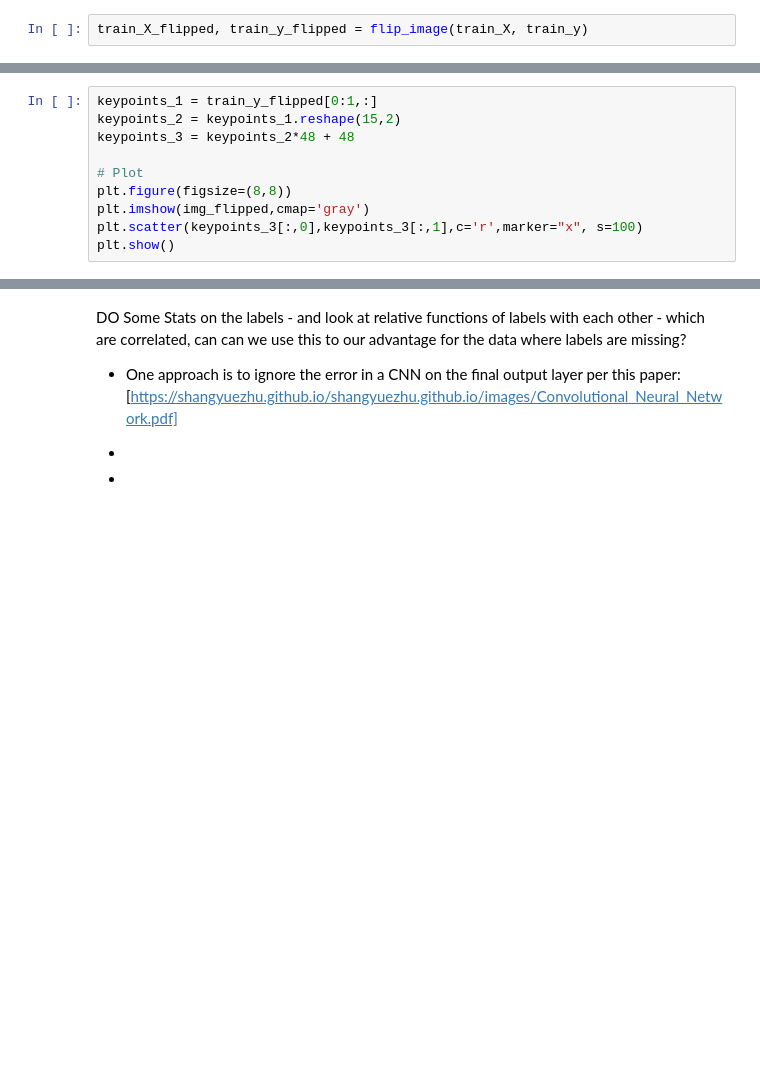
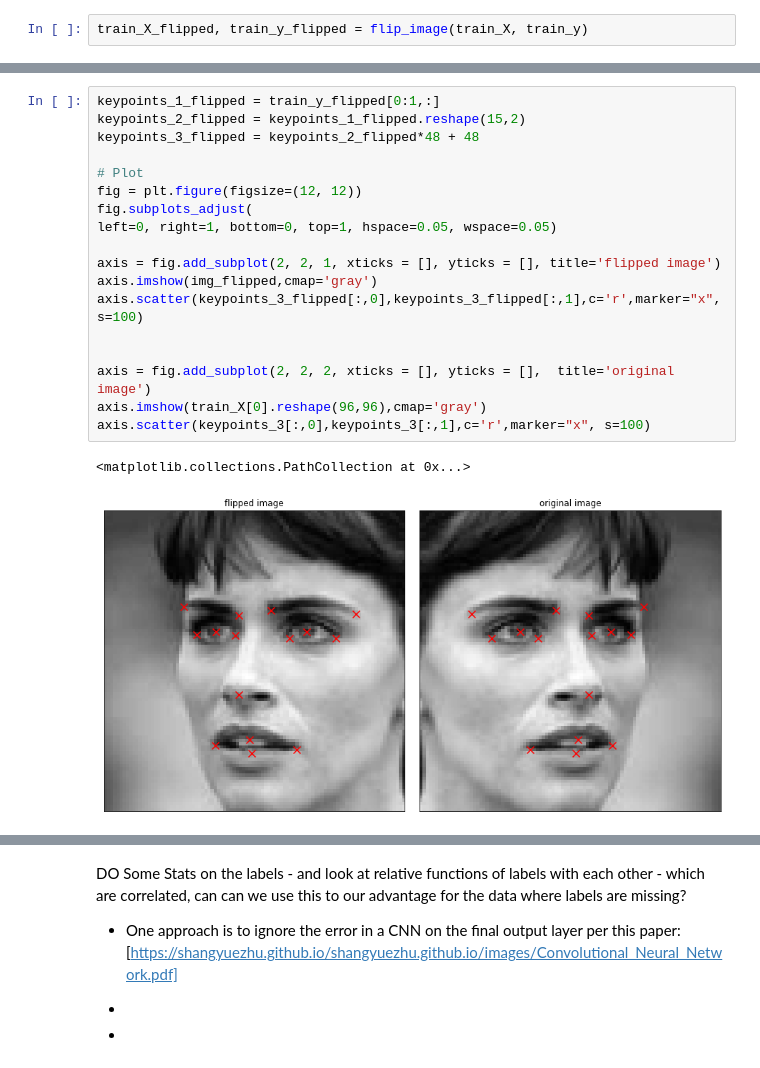
Before and after one commit to Shirleyhywl/W207_ALSY_FinalProject-1, a Jupyter notebook: W207_ALSY_FinalProject_Baseline_R1.ipynb, the cells around one changed output, grey strips where cells are left out. Drawn from its saved outputs; the diff is of its cells as text; blank space fills up the shorter version.

```diff
--- a/W207_ALSY_FinalProject_Baseline_R1.ipynb
+++ b/W207_ALSY_FinalProject_Baseline_R1.ipynb
@@ -453,10 +481,0 @@ plt.imshow(img_flipped, cmap='gray')
-# %%
-keypoints_1 = train_y_flipped[0:1,:]
-keypoints_2 = keypoints_1.reshape(15,2)
-keypoints_3 = keypoints_2*48 + 48
-
-# Plot
-plt.figure(figsize=(8,8))
-plt.imshow(img_flipped,cmap='gray')
-plt.scatter(keypoints_3[:,0],keypoints_3[:,1],c='r',marker="x", s=100)
-plt.show()
@@ -465,3 +495,24 @@ plt.show()
+# %%
+keypoints_1_flipped = train_y_flipped[0:1,:]
+keypoints_2_flipped = keypoints_1_flipped.reshape(15,2)
+keypoints_3_flipped = keypoints_2_flipped*48 + 48
+
+# Plot
+fig = plt.figure(figsize=(12, 12))
+fig.subplots_adjust(
+left=0, right=1, bottom=0, top=1, hspace=0.05, wspace=0.05)
+
+axis = fig.add_subplot(2, 2, 1, xticks = [], yticks = [], title='flipped image')
+axis.imshow(img_flipped,cmap='gray')
+axis.scatter(keypoints_3_flipped[:,0],keypoints_3_flipped[:,1],c='r',marker="x", s=100)
+
+
+axis = fig.add_subplot(2, 2, 2, xticks = [], yticks = [],  title='original image')
+axis.imshow(train_X[0].reshape(96,96),cmap='gray')
+axis.scatter(keypoints_3[:,0],keypoints_3[:,1],c='r',marker="x", s=100)
+# %% [output]
+<matplotlib.collections.PathCollection at 0x...>
+[figure, added]
 # %%
 # Look at variability in training data using nose tip - element 10 (x is feature 20 and y is feature 21 in the train_y matrix- indexed from 0)
 # define nose data:
```
Also changed, not shown: parts of 93 cells of this notebook.
